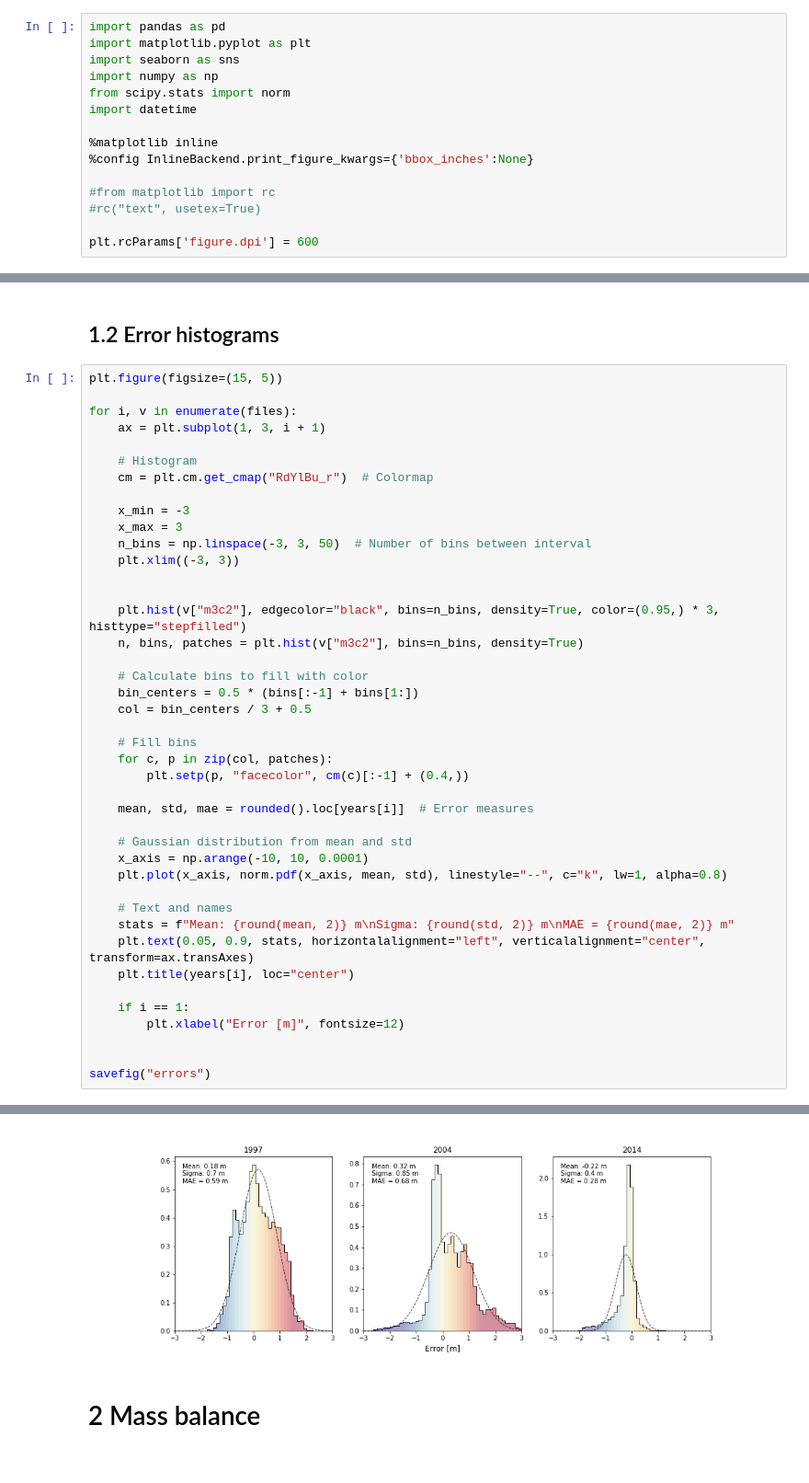
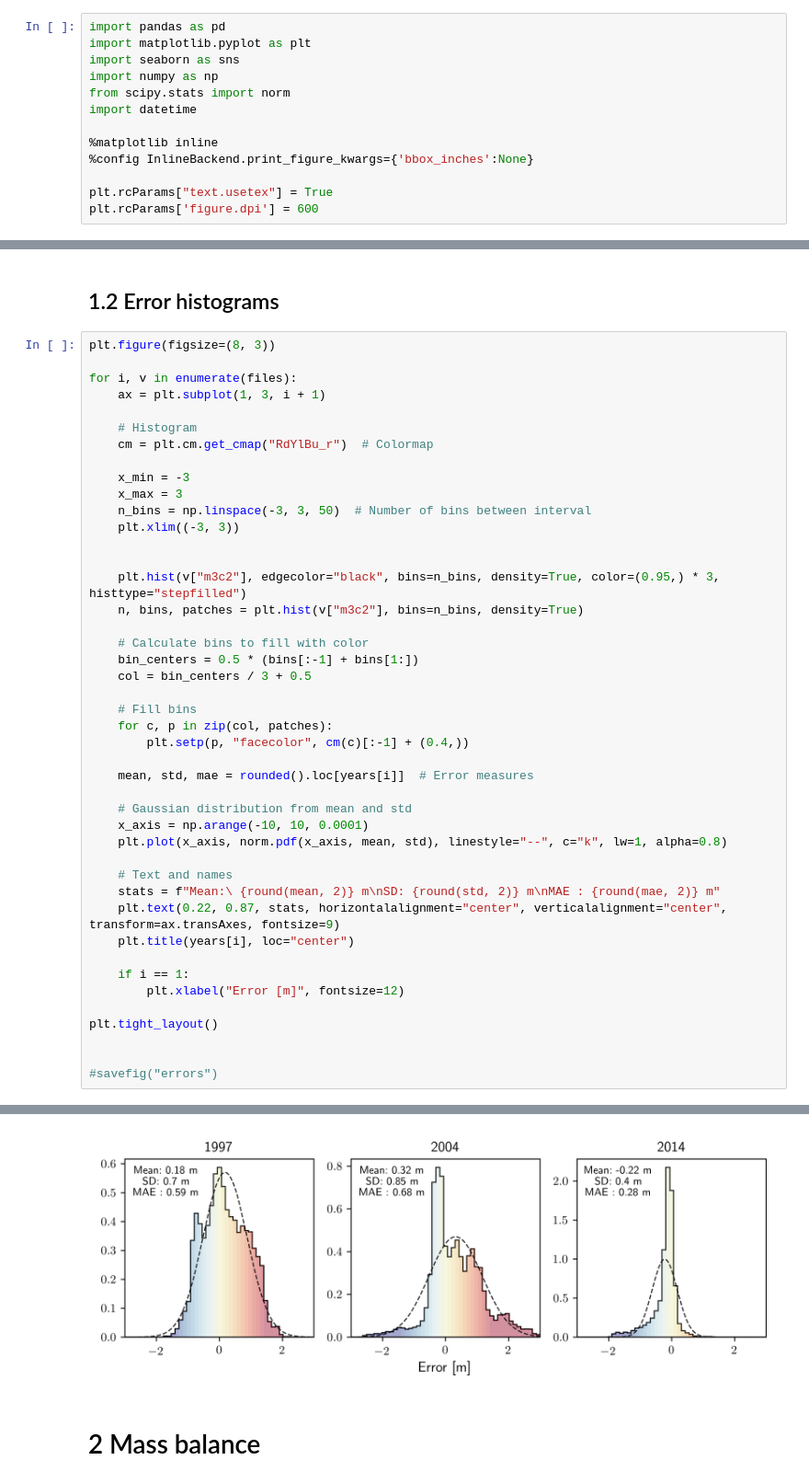
Before and after one commit to erikmannerfelt/Sydtoppen, a Jupyter notebook: figures/Sydtoppen figures.ipynb, the cells around one changed output, grey strips where cells are left out. Shown: that part at 92% size. Drawn from its saved outputs; the diff is of its cells as text.

Commit message:
Fixed font sizes and text

```diff
--- a/figures/Sydtoppen figures.ipynb
+++ b/figures/Sydtoppen figures.ipynb
@@ -11,9 +11,7 @@ import datetime
 %matplotlib inline
 %config InlineBackend.print_figure_kwargs={'bbox_inches':None}
 
-#from matplotlib import rc
-#rc("text", usetex=True)
-
+plt.rcParams["text.usetex"] = True
 plt.rcParams['figure.dpi'] = 600
 # %%
 auto_tag = datetime.datetime.today().strftime("%Y%m%d")[2:]  # YYMMDD
@@ -68,7 +66,7 @@ rounded()
 # %% [markdown]
 ## 1.2 Error histograms
 # %%
-plt.figure(figsize=(15, 5))
+plt.figure(figsize=(8, 3))
 
 for i, v in enumerate(files):
     ax = plt.subplot(1, 3, i + 1)
@@ -100,13 +98,15 @@ for i, v in enumerate(files):
     plt.plot(x_axis, norm.pdf(x_axis, mean, std), linestyle="--", c="k", lw=1, alpha=0.8)
 
     # Text and names
-    stats = f"Mean: {round(mean, 2)} m\nSigma: {round(std, 2)} m\nMAE = {round(mae, 2)} m"
-    plt.text(0.05, 0.9, stats, horizontalalignment="left", verticalalignment="center", transform=ax.transAxes)
+    stats = f"Mean:\ {round(mean, 2)} m\nSD: {round(std, 2)} m\nMAE : {round(mae, 2)} m"
+    plt.text(0.22, 0.87, stats, horizontalalignment="center", verticalalignment="center", transform=ax.transAxes, fontsize=9)
     plt.title(years[i], loc="center")
 
     if i == 1:
         plt.xlabel("Error [m]", fontsize=12)
 
+plt.tight_layout()
 
-savefig("errors")
+
+#savefig("errors")
 # %% [output]
@@ -114,4 +114,4 @@ Saved errors_180405.png
-[figure, old version]
+[figure, new version]
 # %% [markdown]
 # 2 Mass balance
 # %%
```
Also changed, not shown: parts of 3 cells of this notebook, 3 other files.
